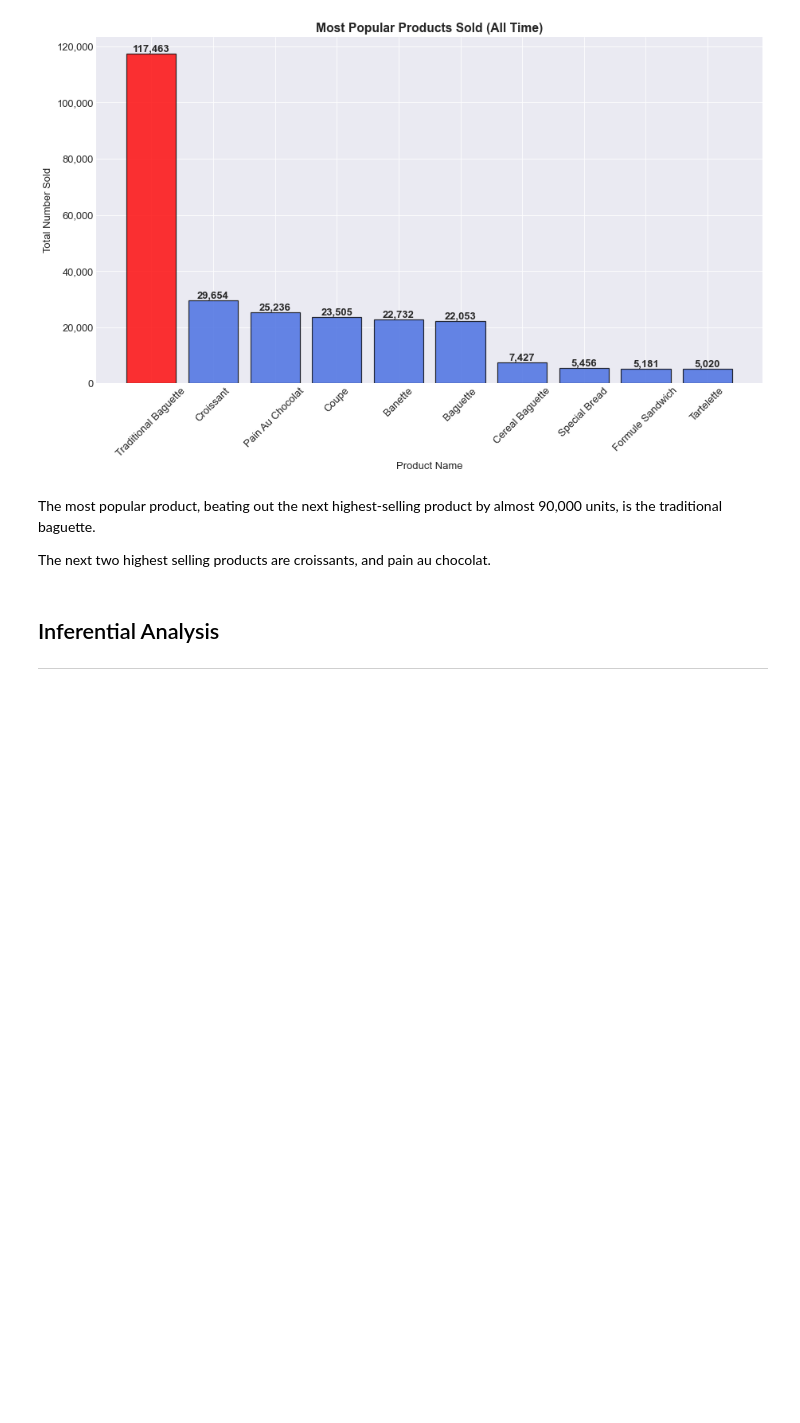
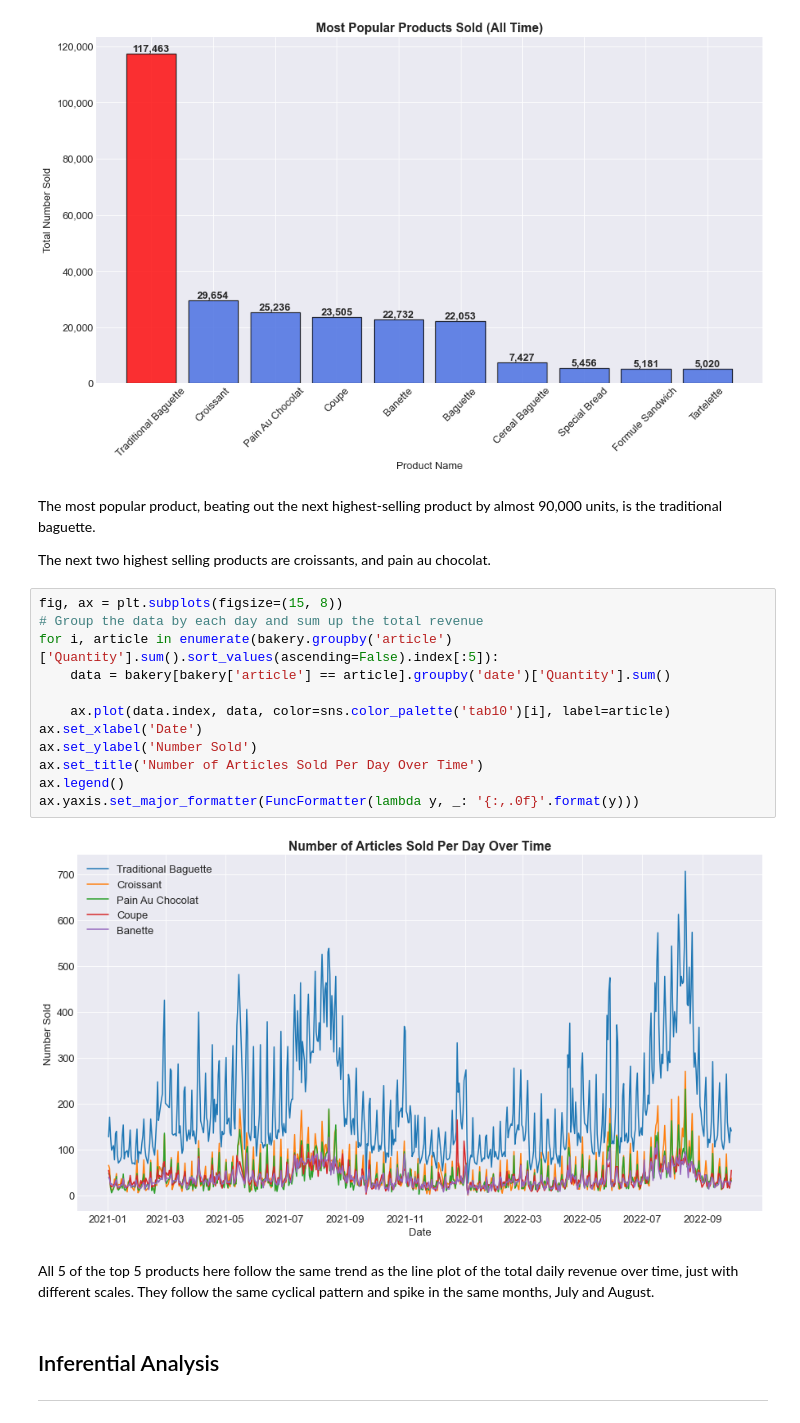
Before and after one commit to TrinityGahagen2K/french-bakery-analysis, a Jupyter notebook: french_bakery_analysis.ipynb, the cells around one changed output. Saved outputs shown, nothing was run; the diff lists cells and outputs as text; blank space fills up the shorter version.

```diff
--- a/french_bakery_analysis.ipynb
+++ b/french_bakery_analysis.ipynb
@@ -589,6 +596,22 @@ ax.yaxis.set_major_formatter(FuncFormatter(lambda y, _: '{:,.0f}'.format(y)));
 The most popular product, beating out the next highest-selling product by almost 90,000 units, is the traditional baguette.
 
 The next two highest selling products are croissants, and pain au chocolat.
+# %%
+fig, ax = plt.subplots(figsize=(15, 8))
+# Group the data by each day and sum up the total revenue
+for i, article in enumerate(bakery.groupby('article')['Quantity'].sum().sort_values(ascending=False).index[:5]):
+    data = bakery[bakery['article'] == article].groupby('date')['Quantity'].sum()
+
+    ax.plot(data.index, data, color=sns.color_palette('tab10')[i], label=article)
+ax.set_xlabel('Date')
+ax.set_ylabel('Number Sold')
+ax.set_title('Number of Articles Sold Per Day Over Time')
+ax.legend()
+ax.yaxis.set_major_formatter(FuncFormatter(lambda y, _: '{:,.0f}'.format(y)))
+# %% [output]
+[figure, added]
+# %% [markdown]
+All 5 of the top 5 products here follow the same trend as the line plot of the total daily revenue over time, just with different scales. They follow the same cyclical pattern and spike in the same months, July and August.
 # %% [markdown]
 ## Inferential Analysis
 ---
```
Also changed, not shown: parts of 34 cells of this notebook.
